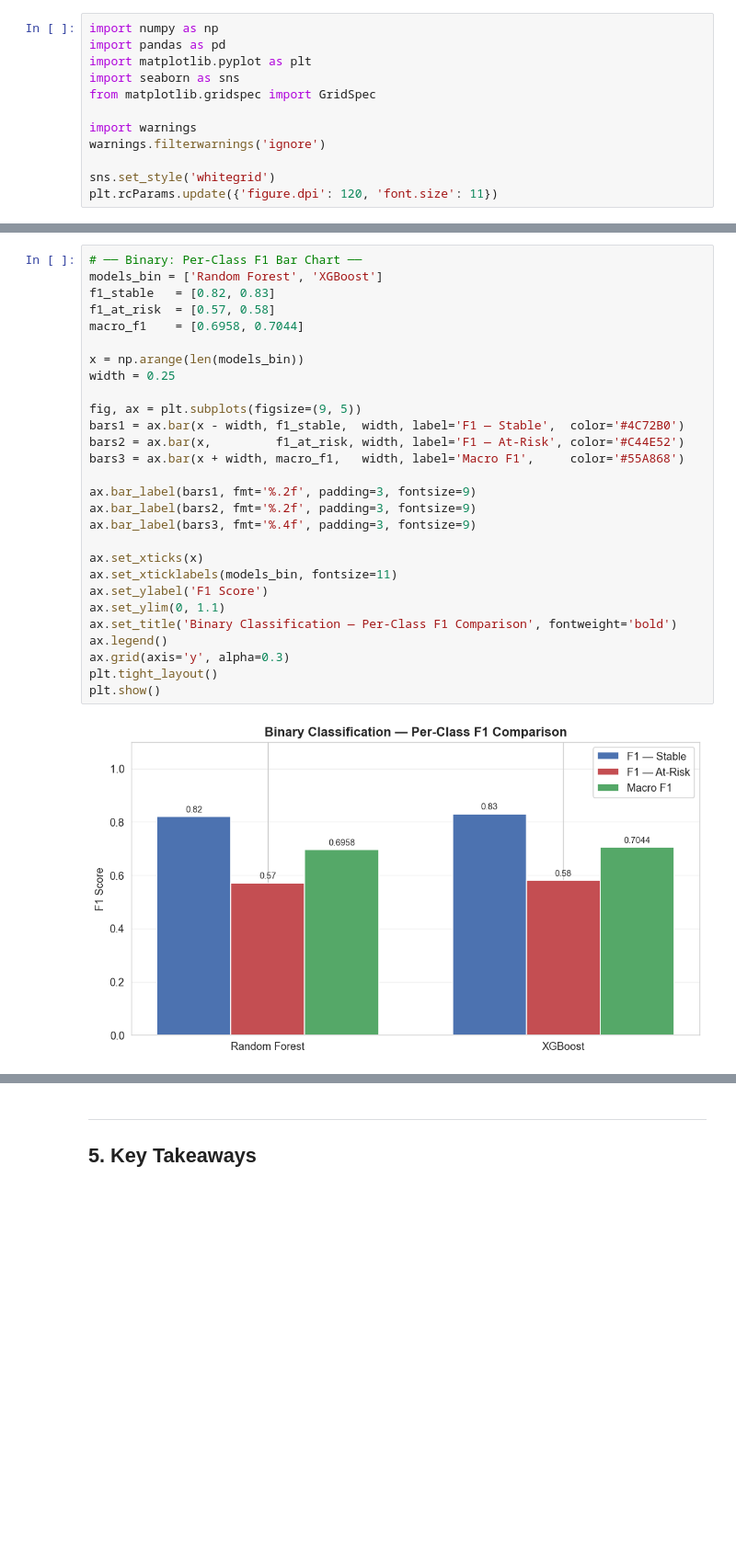
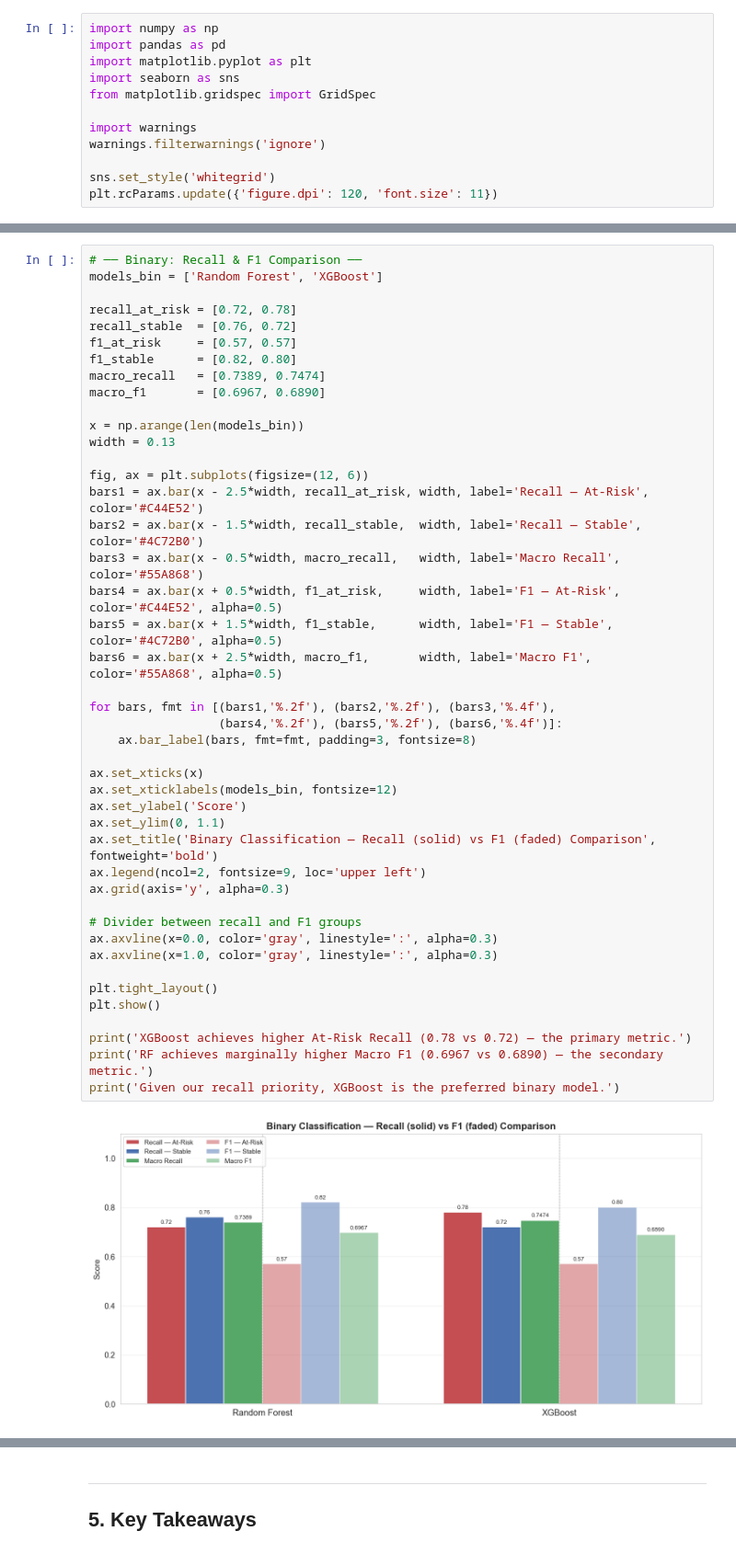
Before and after one commit to ingridalt/DSC-288R-CAPSTONE, a Jupyter notebook: 4_Models/4d_Model_Comparison_Summary.ipynb, the cells around one changed output, grey strips where cells are left out. Shown at 92% size. Cells and saved outputs as stored; diff of their text form; blank space fills up the shorter version.

```diff
--- a/4_Models/4d_Model_Comparison_Summary.ipynb
+++ b/4_Models/4d_Model_Comparison_Summary.ipynb
@@ -108,30 +143,46 @@ plt.show()
 # %%
-# ── Binary: Per-Class F1 Bar Chart ──
+# ── Binary: Recall & F1 Comparison ──
 models_bin = ['Random Forest', 'XGBoost']
-f1_stable   = [0.82, 0.83]
-f1_at_risk  = [0.57, 0.58]
-macro_f1    = [0.6958, 0.7044]
+
+recall_at_risk = [0.72, 0.78]
+recall_stable  = [0.76, 0.72]
+f1_at_risk     = [0.57, 0.57]
+f1_stable      = [0.82, 0.80]
+macro_recall   = [0.7389, 0.7474]
+macro_f1       = [0.6967, 0.6890]
 
 x = np.arange(len(models_bin))
-width = 0.25
+width = 0.13
 
-fig, ax = plt.subplots(figsize=(9, 5))
-bars1 = ax.bar(x - width, f1_stable,  width, label='F1 — Stable',  color='#4C72B0')
-bars2 = ax.bar(x,         f1_at_risk, width, label='F1 — At-Risk', color='#C44E52')
-bars3 = ax.bar(x + width, macro_f1,   width, label='Macro F1',     color='#55A868')
+fig, ax = plt.subplots(figsize=(12, 6))
+bars1 = ax.bar(x - 2.5*width, recall_at_risk, width, label='Recall — At-Risk',  color='#C44E52')
+bars2 = ax.bar(x - 1.5*width, recall_stable,  width, label='Recall — Stable',   color='#4C72B0')
+bars3 = ax.bar(x - 0.5*width, macro_recall,   width, label='Macro Recall',       color='#55A868')
+bars4 = ax.bar(x + 0.5*width, f1_at_risk,     width, label='F1 — At-Risk',       color='#C44E52', alpha=0.5)
+bars5 = ax.bar(x + 1.5*width, f1_stable,      width, label='F1 — Stable',        color='#4C72B0', alpha=0.5)
+bars6 = ax.bar(x + 2.5*width, macro_f1,       width, label='Macro F1',           color='#55A868', alpha=0.5)
 
-ax.bar_label(bars1, fmt='%.2f', padding=3, fontsize=9)
-ax.bar_label(bars2, fmt='%.2f', padding=3, fontsize=9)
-ax.bar_label(bars3, fmt='%.4f', padding=3, fontsize=9)
+for bars, fmt in [(bars1,'%.2f'), (bars2,'%.2f'), (bars3,'%.4f'),
+                  (bars4,'%.2f'), (bars5,'%.2f'), (bars6,'%.4f')]:
+    ax.bar_label(bars, fmt=fmt, padding=3, fontsize=8)
 
 ax.set_xticks(x)
-ax.set_xticklabels(models_bin, fontsize=11)
-ax.set_ylabel('F1 Score')
+ax.set_xticklabels(models_bin, fontsize=12)
+ax.set_ylabel('Score')
 ax.set_ylim(0, 1.1)
-ax.set_title('Binary Classification — Per-Class F1 Comparison', fontweight='bold')
-ax.legend()
+ax.set_title('Binary Classification — Recall (solid) vs F1 (faded) Comparison', fontweight='bold')
+ax.legend(ncol=2, fontsize=9, loc='upper left')
 ax.grid(axis='y', alpha=0.3)
+
+# Divider between recall and F1 groups
+ax.axvline(x=0.0, color='gray', linestyle=':', alpha=0.3)
+ax.axvline(x=1.0, color='gray', linestyle=':', alpha=0.3)
+
 plt.tight_layout()
 plt.show()
+
+print('XGBoost achieves higher At-Risk Recall (0.78 vs 0.72) — the primary metric.')
+print('RF achieves marginally higher Macro F1 (0.6967 vs 0.6890) — the secondary metric.')
+print('Given our recall priority, XGBoost is the preferred binary model.')
 # %% [output]
-[figure, old version]
+[figure, new version]
```
Also changed, not shown: parts of 17 cells of this notebook, 33 other files.
